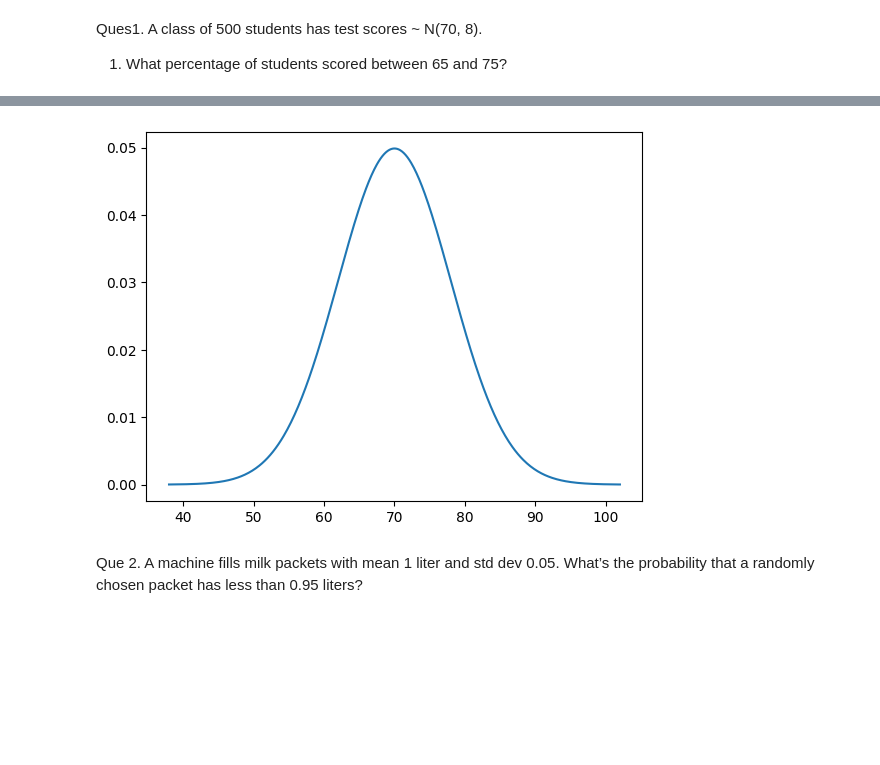
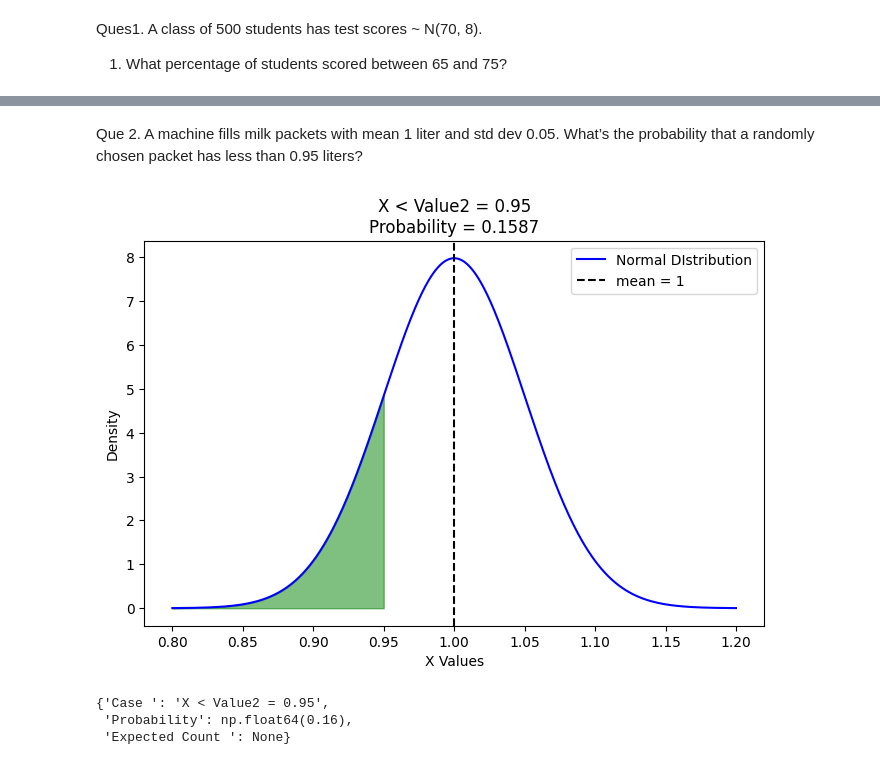
Before and after one commit to SachinSherki4/Data_Science, a Jupyter notebook: Cource_Learning/Probability_distribution_scypi/Prob_of_continous_variable/nominal_distribution.ipynb, the cells around one changed output, grey strips where cells are left out. Saved outputs shown, nothing was run; the diff lists cells and outputs as text; code cells hidden in the pictures; blank space fills up the shorter version.

```diff
--- a/Cource_Learning/Probability_distribution_scypi/Prob_of_continous_variable/nominal_distribution.ipynb
+++ b/Cource_Learning/Probability_distribution_scypi/Prob_of_continous_variable/nominal_distribution.ipynb
@@ -193,9 +222,14 @@ prob= normal_distribution_solver(mu, sigma, 65, 75,n=500)
-# %%
-mu= 70
-sigma=8
-normal_prob_analyser(mu, sigma)
-# %% [output]
-[figure, removed]
 # %% [markdown]
 Que 2. A machine fills milk packets with mean 1 liter and std dev 0.05.
 What’s the probability that a randomly chosen packet has less than 0.95 liters?
+# %%
+mean=1
+std_dev= 0.05
+value2=0.95
+result= normal_prob_analyser(mean, std_dev, value2=value2)
+result
+# %% [output]
+[figure, added]
+{'Case ': 'X < Value2 = 0.95',
+ 'Probability': np.float64(0.16),
+ 'Expected Count ': None}
```
Also changed, not shown: parts of 15 cells of this notebook, 5 other files.
